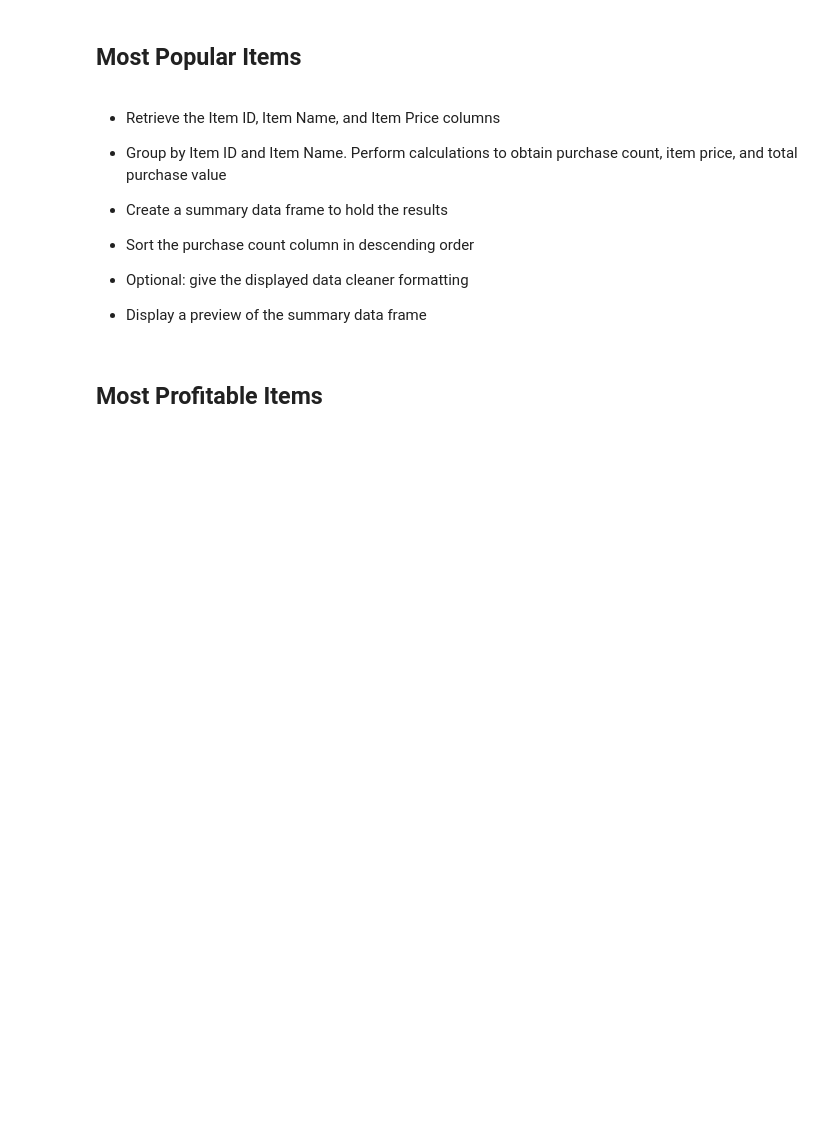
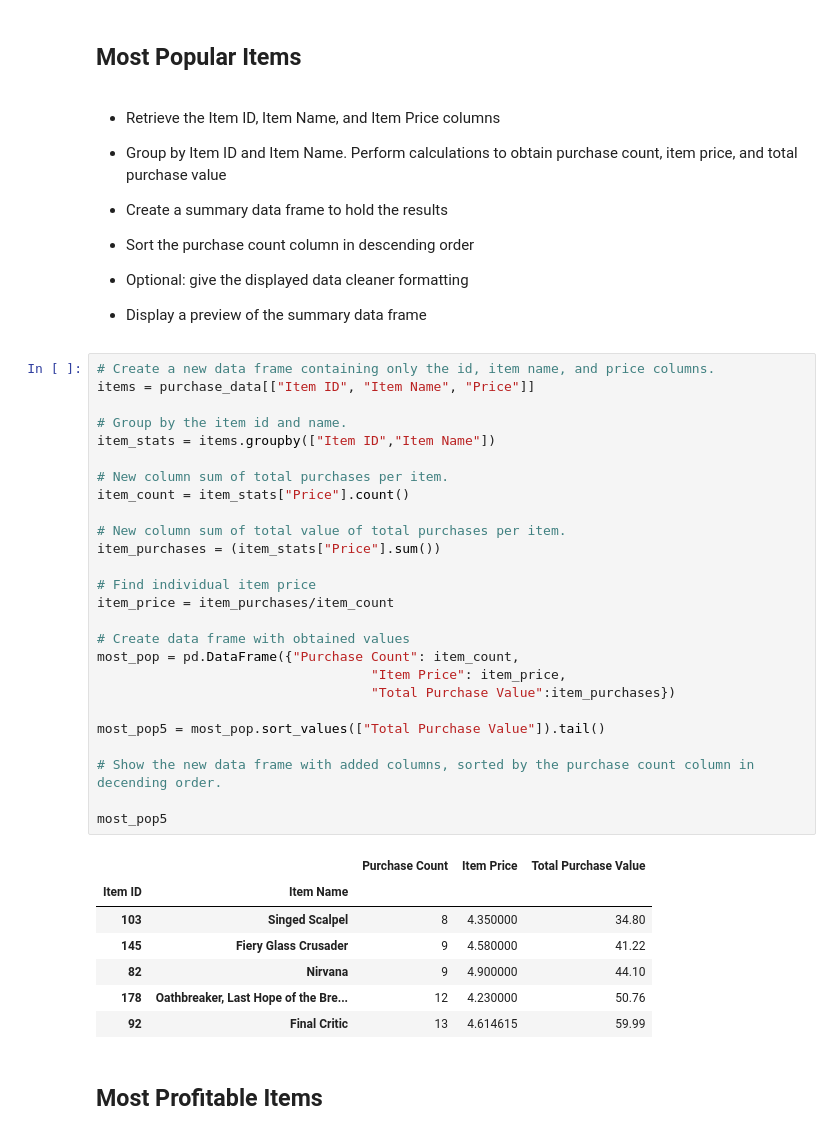
Before and after one commit to Apex8/Heroes-of-Pymoli, a Jupyter notebook: HeroesOfPymoli/HeroesOfPymoli_starter.ipynb, the cells around one changed output. Drawn from its saved outputs; the diff is of its cells as text; blank space fills up the shorter version.

```diff
--- a/HeroesOfPymoli/HeroesOfPymoli_starter.ipynb
+++ b/HeroesOfPymoli/HeroesOfPymoli_starter.ipynb
@@ -173,6 +322,40 @@ Name: Gender, dtype: int64
 
 
 * Display a preview of the summary data frame
+# %%
+# Create a new data frame containing only the id, item name, and price columns.
+items = purchase_data[["Item ID", "Item Name", "Price"]]
+
+# Group by the item id and name.
+item_stats = items.groupby(["Item ID","Item Name"])
+
+# New column sum of total purchases per item.
+item_count = item_stats["Price"].count()
+
+# New column sum of total value of total purchases per item.
+item_purchases = (item_stats["Price"].sum())
+
+# Find individual item price
+item_price = item_purchases/item_count
+
+# Create data frame with obtained values
+most_pop = pd.DataFrame({"Purchase Count": item_count,
+                                   "Item Price": item_price,
+                                   "Total Purchase Value":item_purchases})
+
+most_pop5 = most_pop.sort_values(["Total Purchase Value"]).tail()
+
+# Show the new data frame with added columns, sorted by the purchase count column in decending order.
+
+most_pop5
+# %% [output]
+|  |  | Purchase Count | Item Price | Total Purchase Value |
+| Item ID | Item Name |  |  |  |
+| 103 | Singed Scalpel | 8 | 4.350000 | 34.80 |
+| 145 | Fiery Glass Crusader | 9 | 4.580000 | 41.22 |
+| 82 | Nirvana | 9 | 4.900000 | 44.10 |
+| 178 | Oathbreaker, Last Hope of the Bre... | 12 | 4.230000 | 50.76 |
+| 92 | Final Critic | 13 | 4.614615 | 59.99 |
 # %% [markdown]
 ## Most Profitable Items
 # %% [markdown]
```
Also changed, not shown: parts of 10 cells of this notebook.
